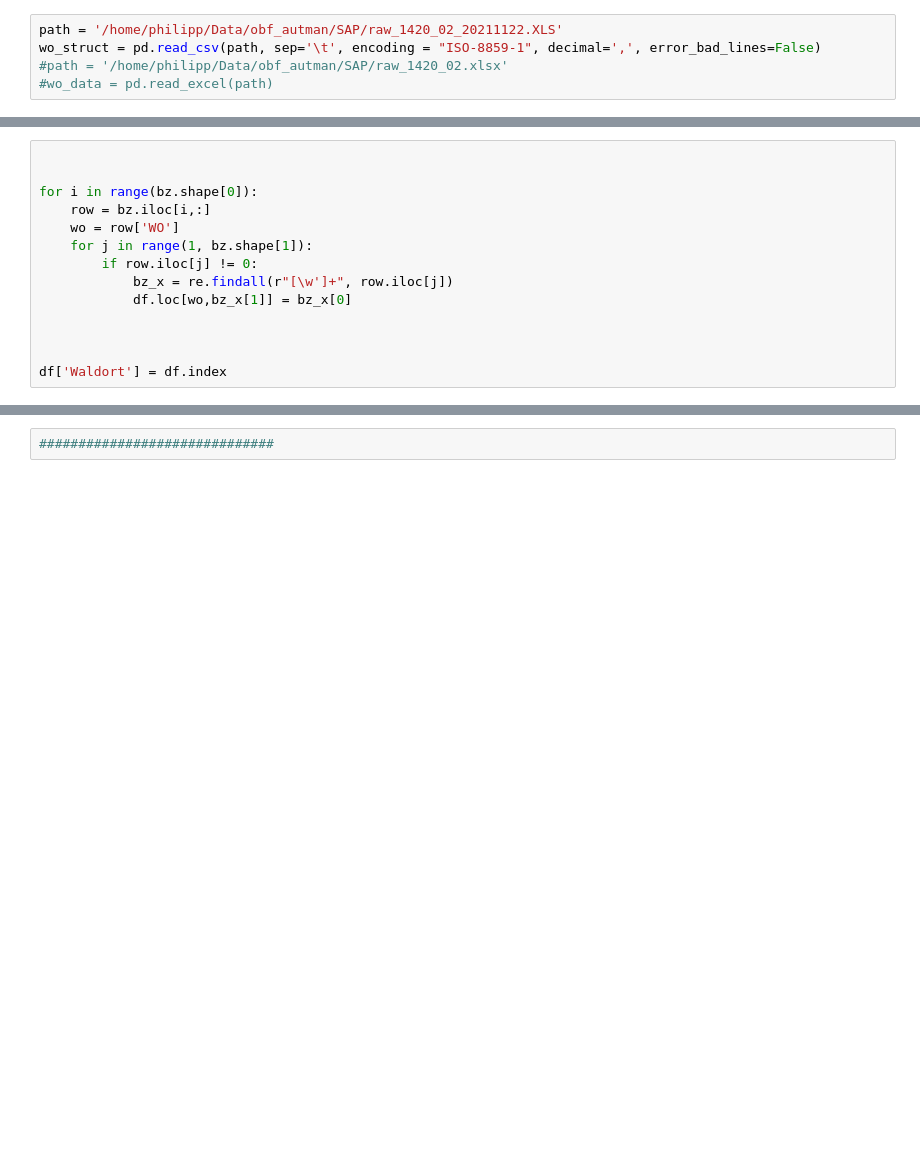
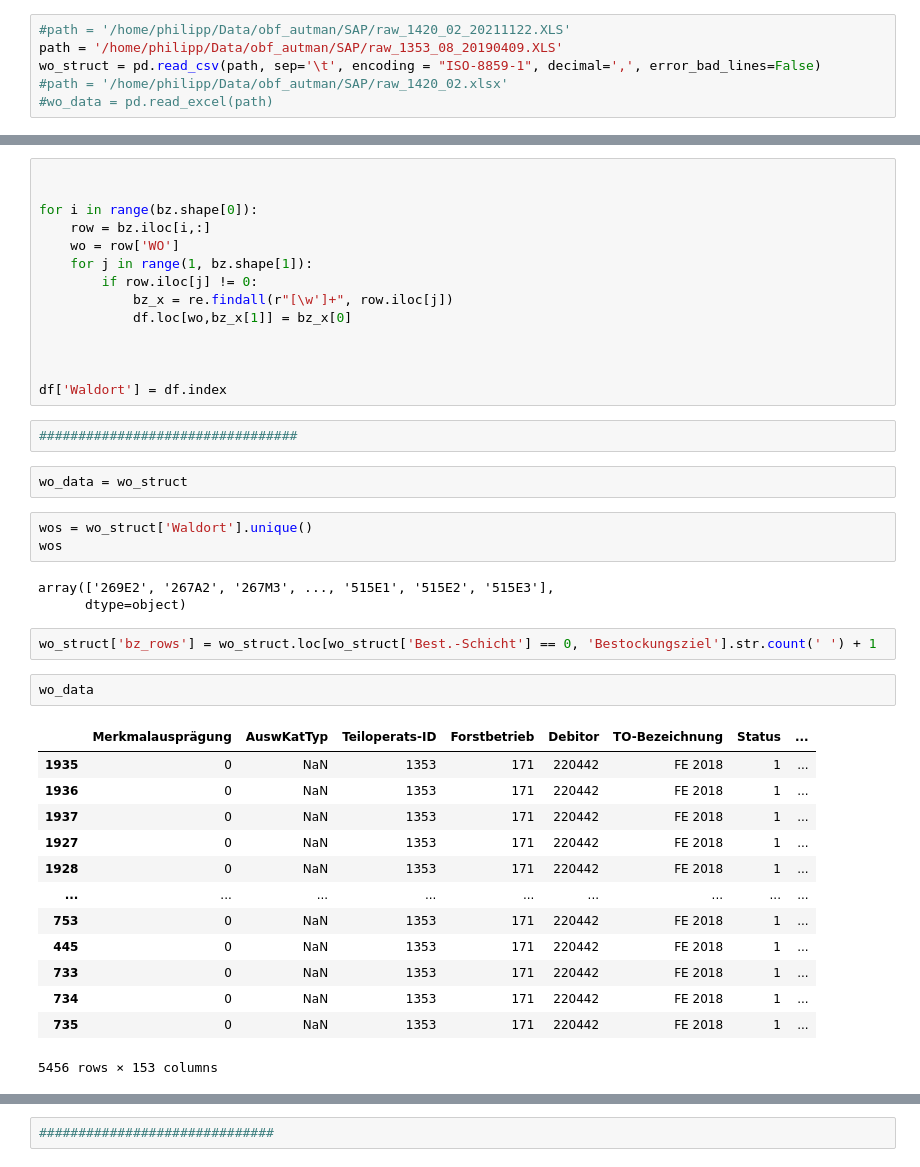
Before and after one commit to satlawa/obf_autman, a Jupyter notebook: merge.ipynb, the cells around one changed output, grey strips where cells are left out. Saved outputs shown, nothing was run; the diff lists cells and outputs as text; blank space fills up the shorter version.

```diff
--- a/merge.ipynb
+++ b/merge.ipynb
@@ -8,7 +8,8 @@ import numpy as np
 # %%
 ########   SAP data   ########
 # %%
-path = '/home/philipp/Data/obf_autman/SAP/raw_1420_02_20211122.XLS'
+#path = '/home/philipp/Data/obf_autman/SAP/raw_1420_02_20211122.XLS'
+path = '/home/philipp/Data/obf_autman/SAP/raw_1353_08_20190409.XLS'
 wo_struct = pd.read_csv(path, sep='\t', encoding = "ISO-8859-1", decimal=',', error_bad_lines=False)
 #path = '/home/philipp/Data/obf_autman/SAP/raw_1420_02.xlsx'
 #wo_data = pd.read_excel(path)
@@ -163,3 +164,31 @@ for i in range(bz.shape[0]):
 
 
 df['Waldort'] = df.index
+# %%
+#################################
+# %%
+wo_data = wo_struct
+# %%
+wos = wo_struct['Waldort'].unique()
+wos
+# %% [output]
+array(['269E2', '267A2', '267M3', ..., '515E1', '515E2', '515E3'],
+      dtype=object)
+# %%
+wo_struct['bz_rows'] = wo_struct.loc[wo_struct['Best.-Schicht'] == 0, 'Bestockungsziel'].str.count(' ') + 1
+# %%
+wo_data
+# %% [output]
+|  | Merkmalausprägung | AuswKatTyp | Teiloperats-ID | Forstbetrieb | Debitor | TO-Bezeichnung | Status | ... |
+| 1935 | 0 | NaN | 1353 | 171 | 220442 | FE 2018 | 1 | ... |
+| 1936 | 0 | NaN | 1353 | 171 | 220442 | FE 2018 | 1 | ... |
+| 1937 | 0 | NaN | 1353 | 171 | 220442 | FE 2018 | 1 | ... |
+| 1927 | 0 | NaN | 1353 | 171 | 220442 | FE 2018 | 1 | ... |
+| 1928 | 0 | NaN | 1353 | 171 | 220442 | FE 2018 | 1 | ... |
+| ... | ... | ... | ... | ... | ... | ... | ... | ... |
+| 753 | 0 | NaN | 1353 | 171 | 220442 | FE 2018 | 1 | ... |
+| 445 | 0 | NaN | 1353 | 171 | 220442 | FE 2018 | 1 | ... |
+| 733 | 0 | NaN | 1353 | 171 | 220442 | FE 2018 | 1 | ... |
+| 734 | 0 | NaN | 1353 | 171 | 220442 | FE 2018 | 1 | ... |
+| 735 | 0 | NaN | 1353 | 171 | 220442 | FE 2018 | 1 | ... |
+5456 rows × 153 columns
```
Also changed, not shown: parts of 10 cells of this notebook.
